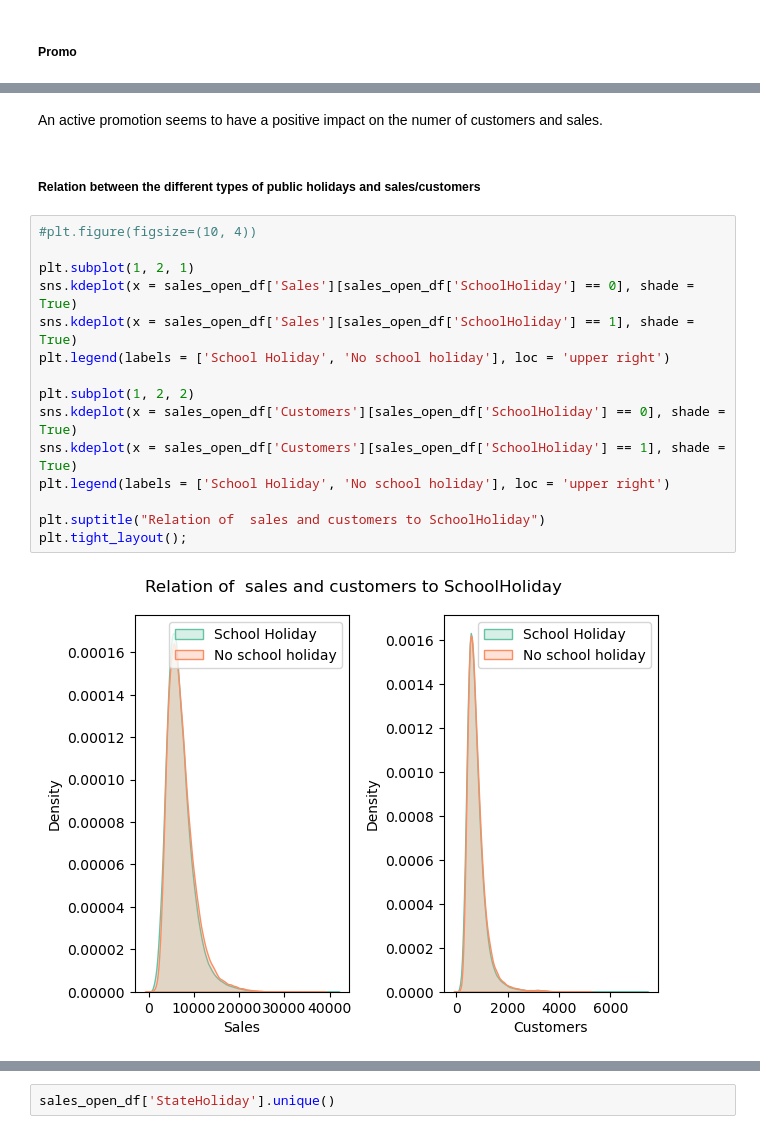
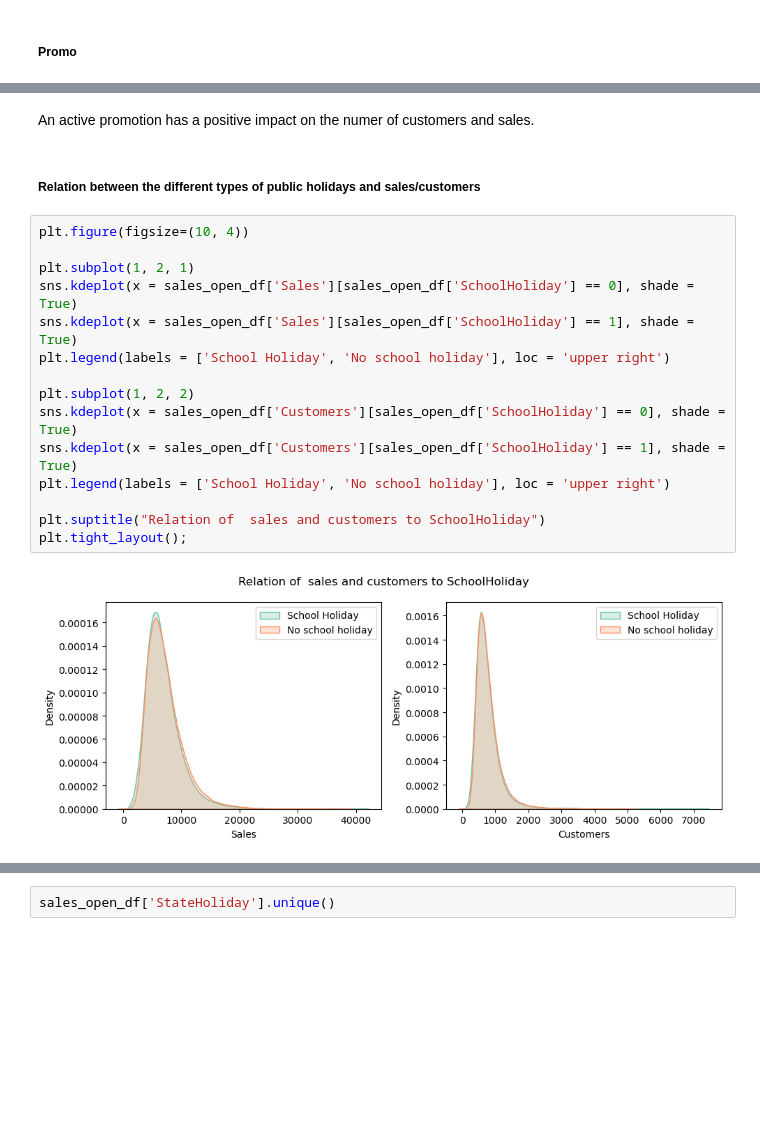
Before and after one commit to xaviermondragon/rossmann, a Jupyter notebook: notebooks/1_sales_eda.ipynb, the cells around one changed output, grey strips where cells are left out. Cells and saved outputs as stored; diff of their text form; blank space fills up the shorter version.

Commit message:
Clean sales EDA notebook.

```diff
--- a/notebooks/1_sales_eda.ipynb
+++ b/notebooks/1_sales_eda.ipynb
@@ -330,24 +335,24 @@ sales_open_df.groupby('Promo')[['Customers', 'Sales']].describe(percentiles=[.5]
 # %% [markdown]
-An active promotion seems to have a positive impact on the numer of customers and sales.
+An active promotion has a positive impact on the numer of customers and sales.
 # %% [markdown]
 ##### Relation between the different types of public holidays and sales/customers
 # %%
-#plt.figure(figsize=(10, 4))
+plt.figure(figsize=(10, 4))
 
 plt.subplot(1, 2, 1)
 sns.kdeplot(x = sales_open_df['Sales'][sales_open_df['SchoolHoliday'] == 0], shade = True)
 sns.kdeplot(x = sales_open_df['Sales'][sales_open_df['SchoolHoliday'] == 1], shade = True)
 plt.legend(labels = ['School Holiday', 'No school holiday'], loc = 'upper right')
 
 plt.subplot(1, 2, 2)
 sns.kdeplot(x = sales_open_df['Customers'][sales_open_df['SchoolHoliday'] == 0], shade = True)
 sns.kdeplot(x = sales_open_df['Customers'][sales_open_df['SchoolHoliday'] == 1], shade = True)
 plt.legend(labels = ['School Holiday', 'No school holiday'], loc = 'upper right')
 
 plt.suptitle("Relation of  sales and customers to SchoolHoliday")
 plt.tight_layout();
 # %% [output]
-[figure, old version]
+[figure, new version]
 # %%
 sales_open_df.groupby('SchoolHoliday')[['Customers', 'Sales']].describe(percentiles=[.5]).transpose()
 # %% [output]
```
Also changed, not shown: parts of 15 cells of this notebook.
